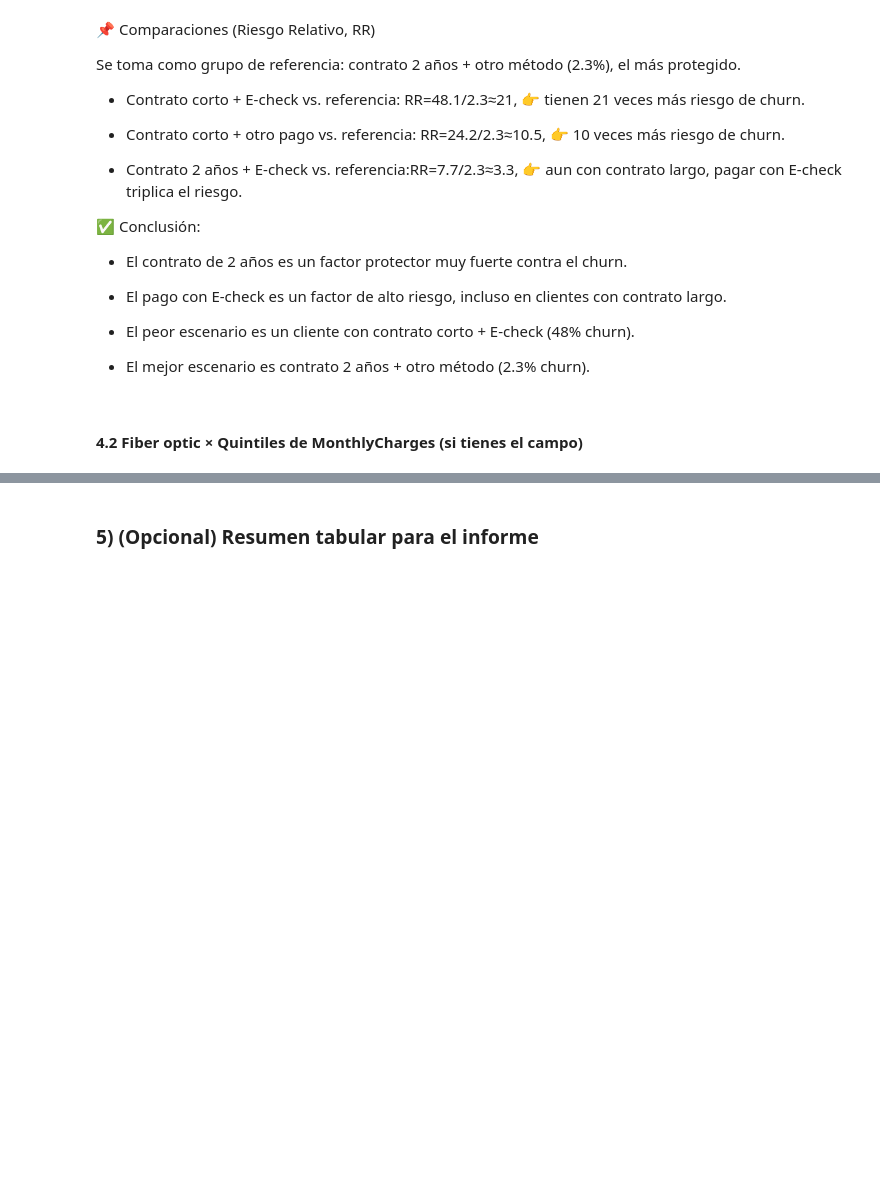
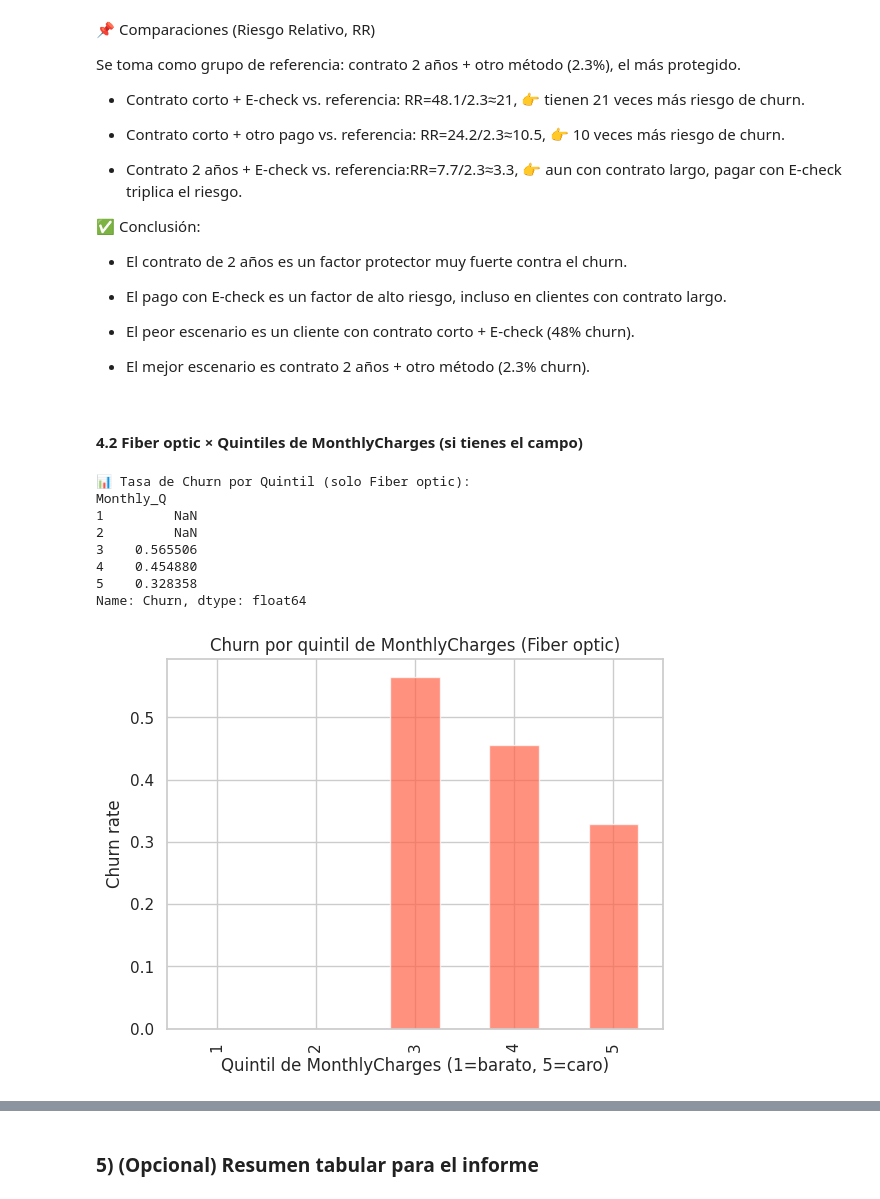
Before and after one commit to Tecindes/ChakkengeONE, a Jupyter notebook: TelecomX_parte2_latam.ipynb, the cells around one changed output, grey strips where cells are left out. Saved outputs shown, nothing was run; the diff lists cells and outputs as text; code cells hidden in the pictures; blank space fills up the shorter version.

```diff
--- a/TelecomX_parte2_latam.ipynb
+++ b/TelecomX_parte2_latam.ipynb
@@ -1664,6 +1664,39 @@ Se toma como grupo de referencia: contrato 2 años + otro método (2.3%), el má
 - El mejor escenario es contrato 2 años + otro método (2.3% churn).
 # %% [markdown]
 #### 4.2 Fiber optic × Quintiles de MonthlyCharges (si tienes el campo)
+# %%
+import pandas as pd
+
+# 1. Crear quintiles de MonthlyCharges
+df_encoded['Monthly_Q'] = pd.qcut(df_encoded['account.Charges.Monthly'], q=5, labels=[1,2,3,4,5])
+
+# 2. Filtrar solo clientes de fibra óptica
+df_fiber= df_encoded[df_encoded['internet.InternetService_Fiber optic'] == 1]
+
+# 3. Calcular tasa de churn por quintil
+churn_by_quintile = df_fiber.groupby('Monthly_Q')['Churn'].mean()
+
+print("📊 Tasa de Churn por Quintil (solo Fiber optic):")
+print(churn_by_quintile)
+
+# 4. Opcional: gráfico
+import matplotlib.pyplot as plt
+
+churn_by_quintile.plot(kind='bar', color='tomato', alpha=0.7)
+plt.title("Churn por quintil de MonthlyCharges (Fiber optic)")
+plt.ylabel("Churn rate")
+plt.xlabel("Quintil de MonthlyCharges (1=barato, 5=caro)")
+plt.show()
+# %% [output]
+📊 Tasa de Churn por Quintil (solo Fiber optic):
+Monthly_Q
+1         NaN
+2         NaN
+3    0.565506
+4    0.454880
+5    0.328358
+Name: Churn, dtype: float64
+[figure, added]
 # %%
 if 'account.Charges.Monthly' in df_encoded.columns:
     # Bins de MonthlyCharges
```
Also changed, not shown: parts of 7 cells of this notebook.
